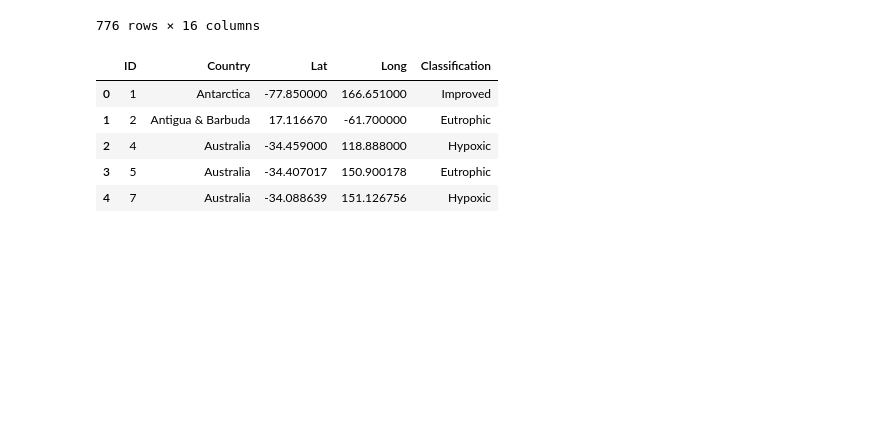
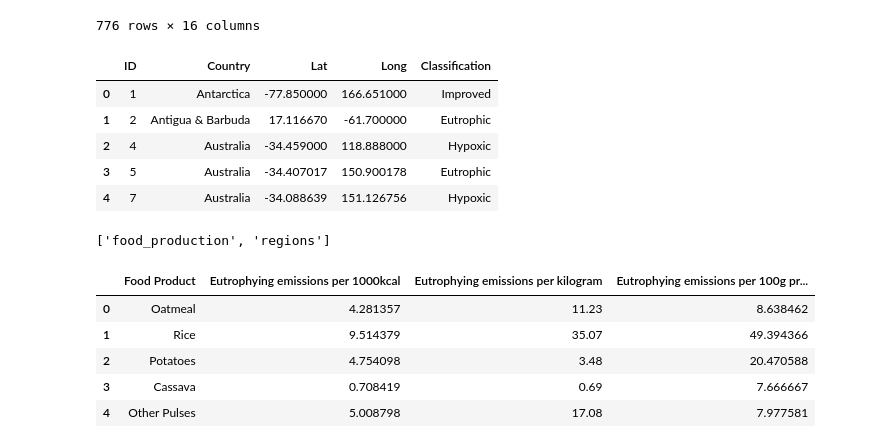
Before and after one commit to jenpusz/Project-2, a Jupyter notebook: eutro_hypoxia.ipynb, the cells around one changed output. Drawn from its saved outputs; the diff is of its cells as text; code cells hidden in the pictures; blank space fills up the shorter version.

```diff
--- a/eutro_hypoxia.ipynb
+++ b/eutro_hypoxia.ipynb
@@ -95,3 +95,19 @@ eutro_hypoxic_df.head()
 eutro_df.to_csv('Final_CSVs/Food_Production_Eutrophication.csv', index = False)
 # %%
 eutro_hypoxic_df.to_csv('Final_CSVs/Eutrophication_Hypoxia_Coordinates.csv', index = False)
+# %%
+engine = create_engine('postgresql://postgres:postgres@localhost:5432/Eutrophication Hypoxia')
+conn = engine.connect()
+# %%
+engine.table_names()
+# %% [output]
+['food_production', 'regions']
+# %%
+pd.read_sql_query('select * from food_production', con=engine).head()
+# %% [output]
+|  | Food Product | Eutrophying emissions per 1000kcal | Eutrophying emissions per kilogram | Eutrophying emissions per 100g pr... |
+| 0 | Oatmeal | 4.281357 | 11.23 | 8.638462 |
+| 1 | Rice | 9.514379 | 35.07 | 49.394366 |
+| 2 | Potatoes | 4.754098 | 3.48 | 20.470588 |
+| 3 | Cassava | 0.708419 | 0.69 | 7.666667 |
+| 4 | Other Pulses | 5.008798 | 17.08 | 7.977581 |
```
Also changed, not shown: parts of 1 cell of this notebook.
